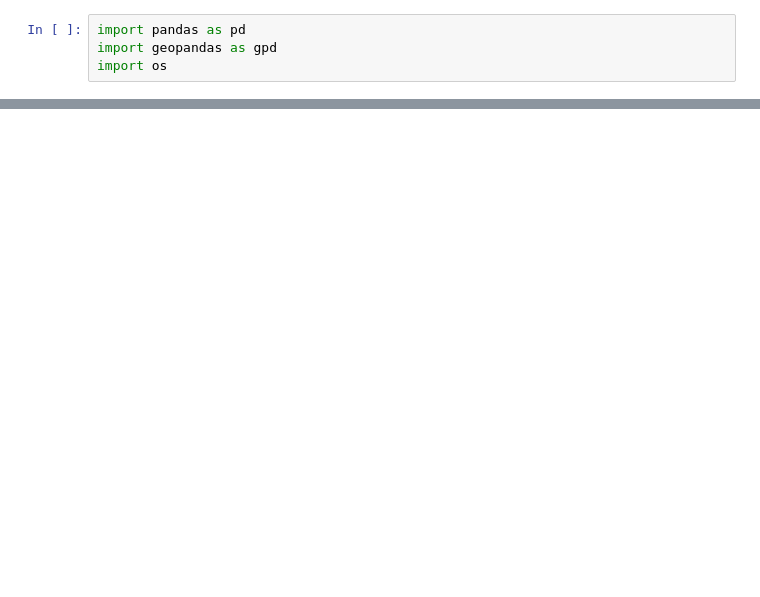
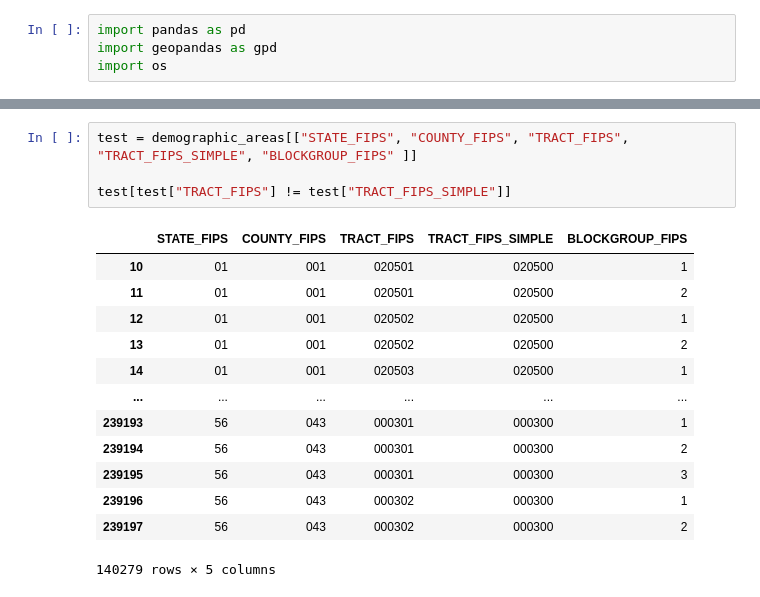
Before and after one commit to drago9773/stoebebirch, a Jupyter notebook: location_geocoding.ipynb, the cells around one changed output, grey strips where cells are left out. Saved outputs shown, nothing was run; the diff lists cells and outputs as text; blank space fills up the shorter version.

```diff
--- a/location_geocoding.ipynb
+++ b/location_geocoding.ipynb
@@ -38 +61,19 @@ state_source = state_source[["FID", "State_Code", "geometry"]].rename(columns={"
+# %%
+test = demographic_areas[["STATE_FIPS", "COUNTY_FIPS", "TRACT_FIPS", "TRACT_FIPS_SIMPLE", "BLOCKGROUP_FIPS" ]]
+
+test[test["TRACT_FIPS"] != test["TRACT_FIPS_SIMPLE"]]
+# %% [output]
+|  | STATE_FIPS | COUNTY_FIPS | TRACT_FIPS | TRACT_FIPS_SIMPLE | BLOCKGROUP_FIPS |
+| 10 | 01 | 001 | 020501 | 020500 | 1 |
+| 11 | 01 | 001 | 020501 | 020500 | 2 |
+| 12 | 01 | 001 | 020502 | 020500 | 1 |
+| 13 | 01 | 001 | 020502 | 020500 | 2 |
+| 14 | 01 | 001 | 020503 | 020500 | 1 |
+| ... | ... | ... | ... | ... | ... |
+| 239193 | 56 | 043 | 000301 | 000300 | 1 |
+| 239194 | 56 | 043 | 000301 | 000300 | 2 |
+| 239195 | 56 | 043 | 000301 | 000300 | 3 |
+| 239196 | 56 | 043 | 000302 | 000300 | 1 |
+| 239197 | 56 | 043 | 000302 | 000300 | 2 |
+140279 rows × 5 columns
 # %%
```
Also changed, not shown: parts of 6 cells of this notebook, 6 other files.
